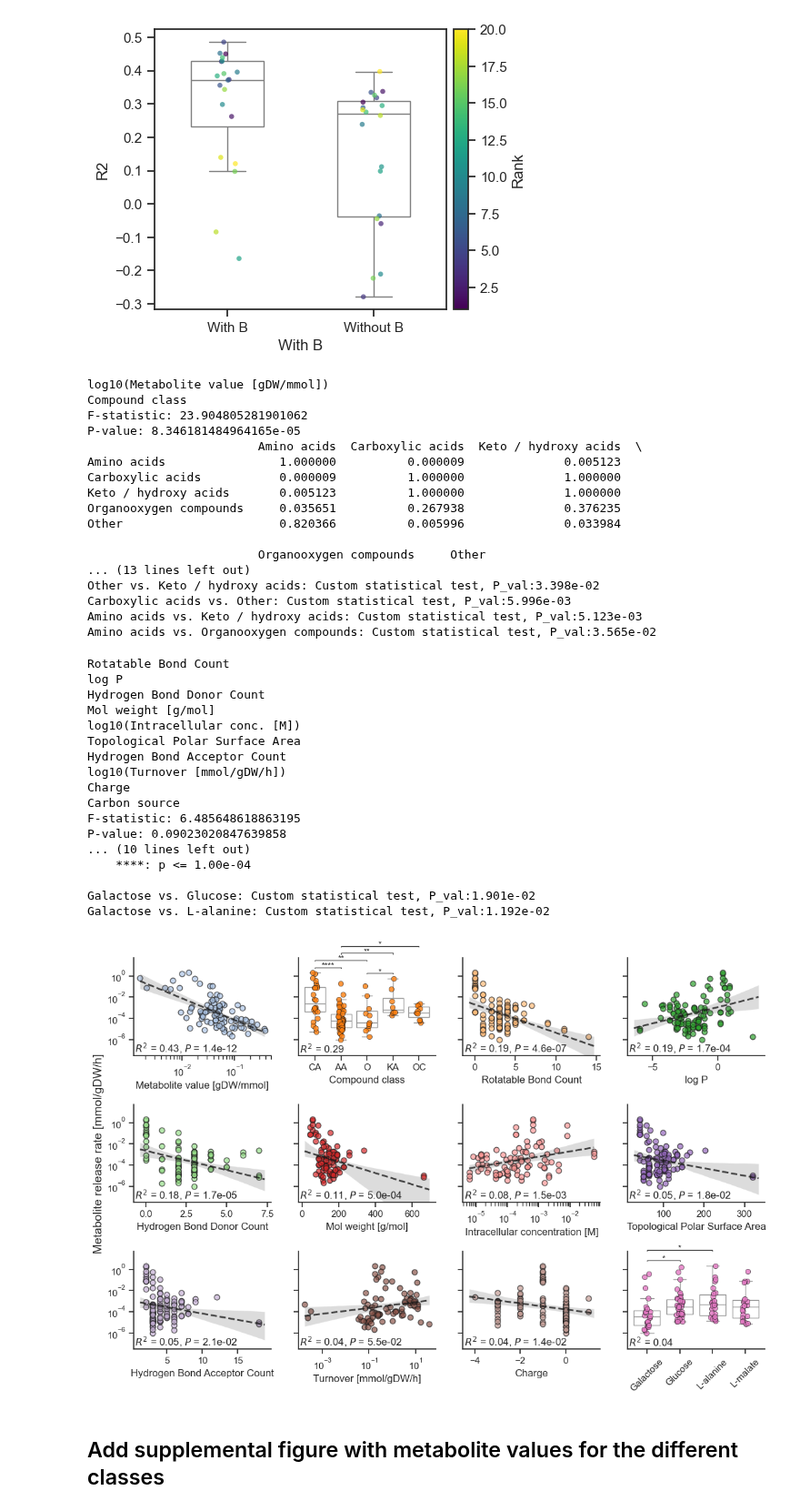
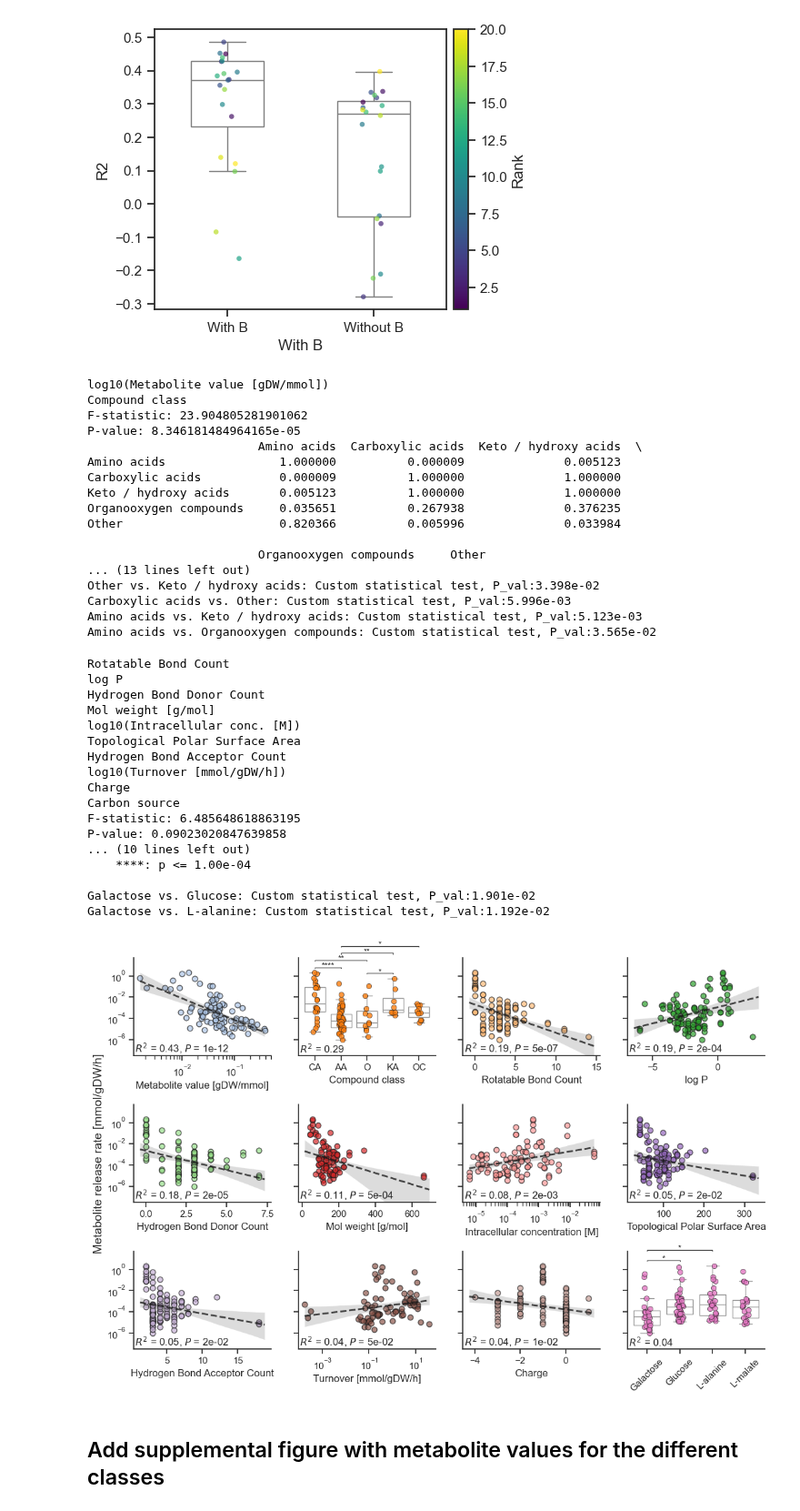
Before and after one commit to sulheim/metabolite-release, a Jupyter notebook: notebooks/1_release_rates/4_div/4D_make_figure_2.ipynb, the cells around one changed output. Shown at 91% size. Cells and saved outputs as stored; diff of their text form; code cells hidden in the pictures.

```diff
--- a/notebooks/1_release_rates/4_div/4D_make_figure_2.ipynb
+++ b/notebooks/1_release_rates/4_div/4D_make_figure_2.ipynb
@@ -870,7 +870,7 @@ for i, xaxis in enumerate(plot_parameters):
 
         slope, intercept, rvalue, pvalue, _ = linregress(df_mean.loc[idx, xaxis].values, df_mean.loc[idx, logyaxis].values)
         # ax.annotate(fr'$\rho$ = {rvalue:.2f}', (0.6, 0.9), xycoords = 'axes fraction')
-        ax.annotate(fr'$R^2$ = {r2_dict[xaxis]:.2f}, $P$ = {pvalue:.1e}', (0.01, 0.01), xycoords = 'axes fraction', ha = 'left', va = 'bottom')
+        ax.annotate(fr'$R^2$ = {r2_dict[xaxis]:.2f}, $P$ = {pvalue:.0e}', (0.01, 0.01), xycoords = 'axes fraction', ha = 'left', va = 'bottom')
         ax.set_xlabel(ax.get_xlabel().replace('log10', r'$\rm{log_{10}}$'),size = 12)
     ax.set_ylabel("")
 
@@ -893,34 +893,34 @@ P-value: 8.346181484964165e-05
                         Amino acids  Carboxylic acids  Keto / hydroxy acids  \
 Amino acids                1.000000          0.000009              0.005123
 Carboxylic acids           0.000009          1.000000              1.000000
 Keto / hydroxy acids       0.005123          1.000000              1.000000
 Organooxygen compounds     0.035651          0.267938              0.376235
 Other                      0.820366          0.005996              0.033984
 
                         Organooxygen compounds     Other
 ... (13 lines left out)
 Other vs. Keto / hydroxy acids: Custom statistical test, P_val:3.398e-02
 Carboxylic acids vs. Other: Custom statistical test, P_val:5.996e-03
 Amino acids vs. Keto / hydroxy acids: Custom statistical test, P_val:5.123e-03
 Amino acids vs. Organooxygen compounds: Custom statistical test, P_val:3.565e-02
 Rotatable Bond Count
 log P
 Hydrogen Bond Donor Count
 Mol weight [g/mol]
 log10(Intracellular conc. [M])
 Topological Polar Surface Area
 Hydrogen Bond Acceptor Count
 log10(Turnover [mmol/gDW/h])
 Charge
 Carbon source
 F-statistic: 6.485648618863195
 P-value: 0.09023020847639858
 ... (10 lines left out)
     ****: p <= 1.00e-04
 
 Galactose vs. Glucose: Custom statistical test, P_val:1.901e-02
 Galactose vs. L-alanine: Custom statistical test, P_val:1.192e-02
-[figure, old version]
+[figure, new version]
 # %% [markdown]
 ## Add supplemental figure with metabolite values for the different classes
 # %%
```
Also changed, not shown: 2 other files.
